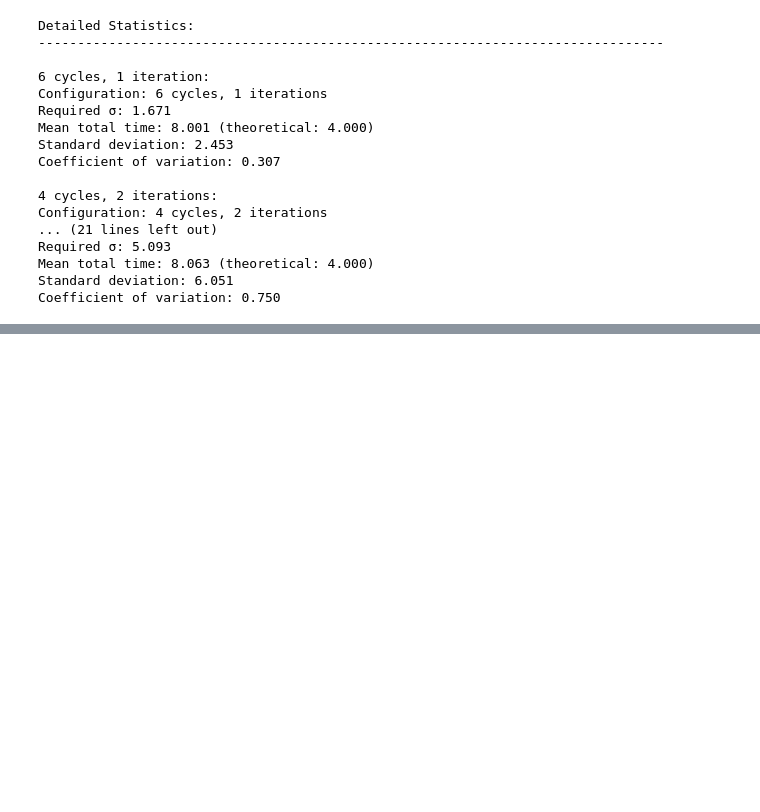
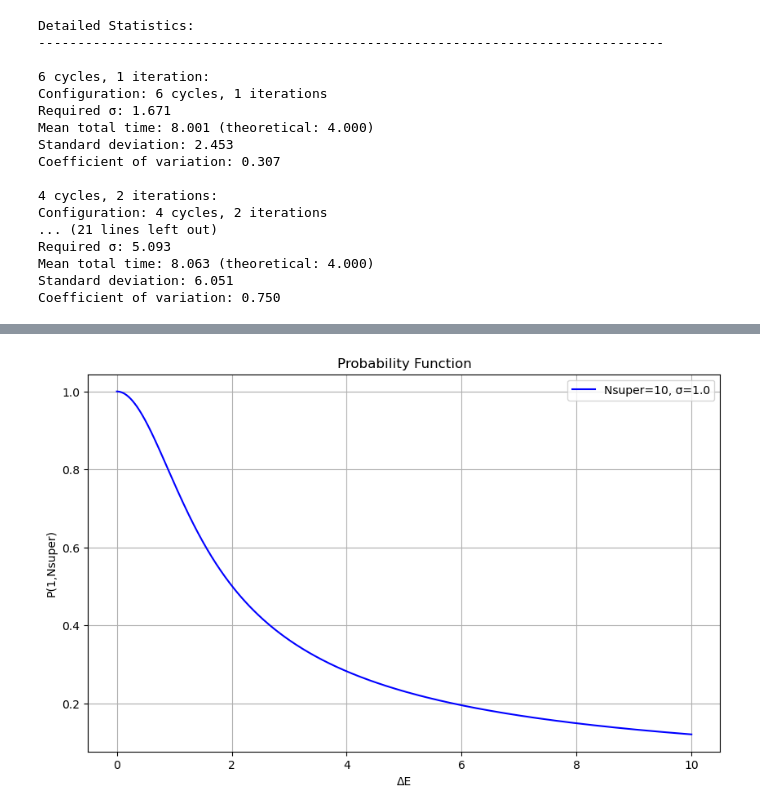
Before and after one commit to OnatAyldz/rodeo_algorithm_frib, a Jupyter notebook: ra_si_noisecalculator.ipynb, the cells around one changed output, grey strips where cells are left out. Cells and saved outputs as stored; diff of their text form; code cells hidden in the pictures; blank space fills up the shorter version.

```diff
--- a/ra_si_noisecalculator.ipynb
+++ b/ra_si_noisecalculator.ipynb
@@ -474,0 +396,31 @@ CircuitError: 'Cannot bind parameters ($t_1$, $t_4$, $t_5$, $t_0$, $t_3$, $t_2$)
+# %%
+import numpy as np
+import matplotlib.pyplot as plt
+
+def calculate_probability(delta_E, Nsuper, sigma):
+    prob = 0
+    for n in range(2**Nsuper + 1):
+        term = (1 / 2**(2*Nsuper-1)) * (2**Nsuper - n)
+        exponent = -(delta_E**2 * sigma**2 * n**2) / (2**(2*Nsuper-1))
+        prob += term * np.exp(exponent)
+    return prob - 1/2**Nsuper
+
+def plot_probability(Nsuper, sigma):
+    delta_E = np.linspace(0, 10, 1000)
+    probs = [calculate_probability(de, Nsuper, sigma) for de in delta_E]
+
+    plt.figure(figsize=(10, 6))
+    plt.plot(delta_E, probs, 'b-', label=f'Nsuper={Nsuper}, σ={sigma}')
+    plt.xlabel('ΔE')
+    plt.ylabel('P(1,Nsuper)')
+    plt.title('Probability Function')
+    plt.grid(True)
+    plt.legend()
+    plt.show()
+
+# Example usage
+Nsuper = 10
+sigma = 1.0
+plot_probability(Nsuper, sigma)
+# %% [output]
+[figure, added]
```
Also changed, not shown: parts of 11 cells of this notebook, 5 other files.
